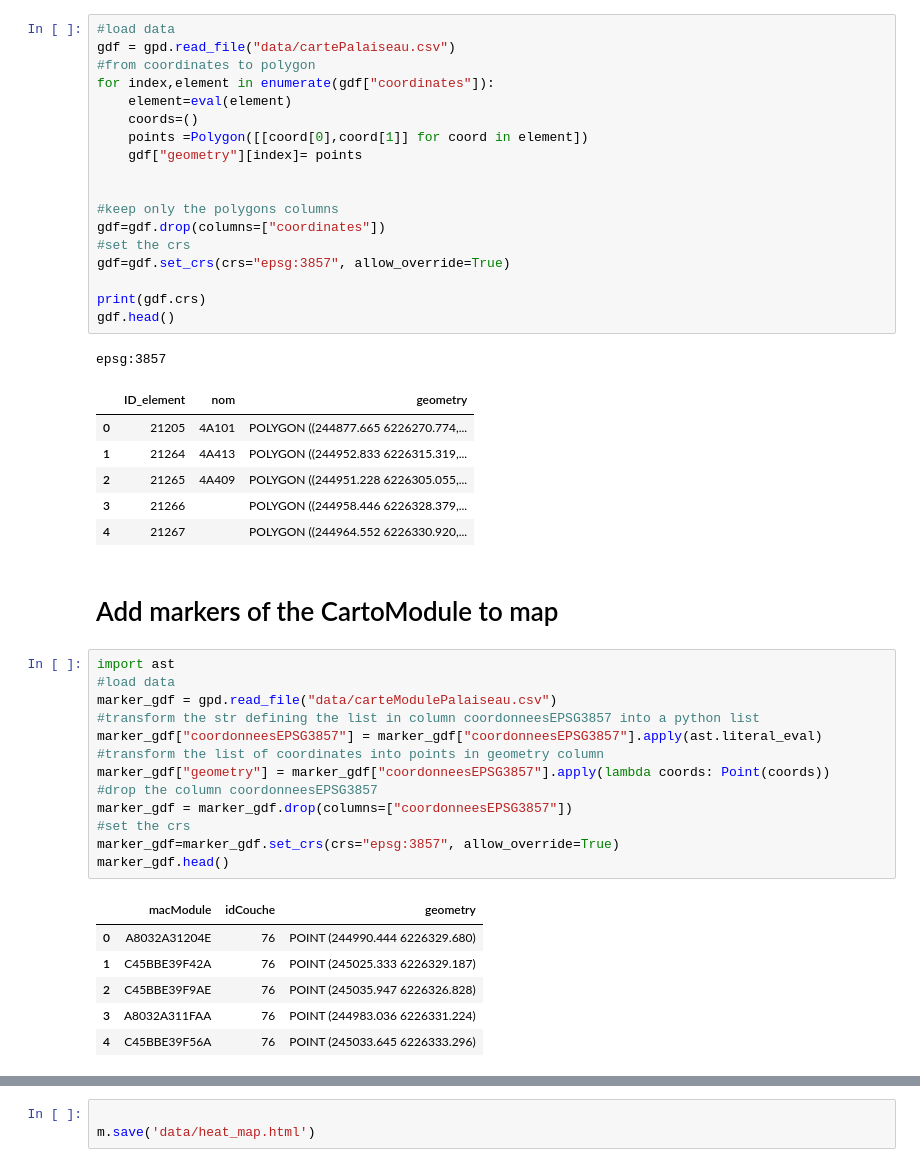
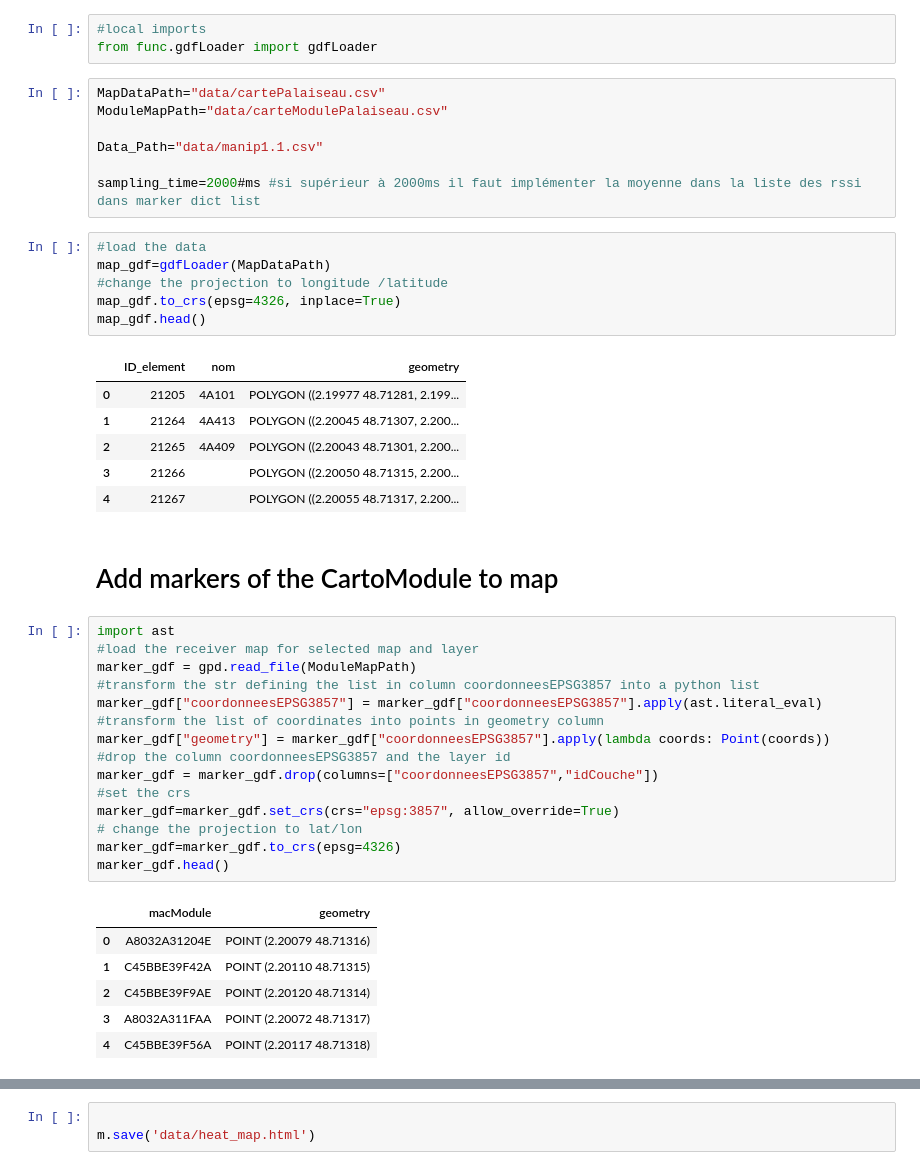
Before and after one commit to gatienc/Cartobat, a Jupyter notebook: Map_display.ipynb, the cells around one changed output, grey strips where cells are left out. Drawn from its saved outputs; the diff is of its cells as text.

```diff
--- a/Map_display.ipynb
+++ b/Map_display.ipynb
@@ -7,48 +15,47 @@ import matplotlib.pyplot as plt
-# %%
-#load data
-gdf = gpd.read_file("data/cartePalaiseau.csv")
-#from coordinates to polygon
-for index,element in enumerate(gdf["coordinates"]):
-    element=eval(element)
-    coords=()
-    points =Polygon([[coord[0],coord[1]] for coord in element])
-    gdf["geometry"][index]= points
-
-
-#keep only the polygons columns
-gdf=gdf.drop(columns=["coordinates"])
-#set the crs
-gdf=gdf.set_crs(crs="epsg:3857", allow_override=True)
-
-print(gdf.crs)
-gdf.head()
-# %% [output]
-epsg:3857
-|  | ID_element | nom | geometry |
-| 0 | 21205 | 4A101 | POLYGON ((244877.665 6226270.774,... |
-| 1 | 21264 | 4A413 | POLYGON ((244952.833 6226315.319,... |
-| 2 | 21265 | 4A409 | POLYGON ((244951.228 6226305.055,... |
-| 3 | 21266 |  | POLYGON ((244958.446 6226328.379,... |
-| 4 | 21267 |  | POLYGON ((244964.552 6226330.920,... |
+# %%
+#local imports
+from func.gdfLoader import gdfLoader
+# %%
+MapDataPath="data/cartePalaiseau.csv"
+ModuleMapPath="data/carteModulePalaiseau.csv"
+
+Data_Path="data/manip1.1.csv"
+
+sampling_time=2000#ms #si supérieur à 2000ms il faut implémenter la moyenne dans la liste des rssi dans marker dict list
+# %%
+#load the data
+map_gdf=gdfLoader(MapDataPath)
+#change the projection to longitude /latitude
+map_gdf.to_crs(epsg=4326, inplace=True)
+map_gdf.head()
+# %% [output]
+|  | ID_element | nom | geometry |
+| 0 | 21205 | 4A101 | POLYGON ((2.19977 48.71281, 2.199... |
+| 1 | 21264 | 4A413 | POLYGON ((2.20045 48.71307, 2.200... |
+| 2 | 21265 | 4A409 | POLYGON ((2.20043 48.71301, 2.200... |
+| 3 | 21266 |  | POLYGON ((2.20050 48.71315, 2.200... |
+| 4 | 21267 |  | POLYGON ((2.20055 48.71317, 2.200... |
 # %% [markdown]
 # Add markers of the CartoModule to map
 # %%
 import ast
-#load data
-marker_gdf = gpd.read_file("data/carteModulePalaiseau.csv")
+#load the receiver map for selected map and layer
+marker_gdf = gpd.read_file(ModuleMapPath)
 #transform the str defining the list in column coordonneesEPSG3857 into a python list
 marker_gdf["coordonneesEPSG3857"] = marker_gdf["coordonneesEPSG3857"].apply(ast.literal_eval)
 #transform the list of coordinates into points in geometry column
 marker_gdf["geometry"] = marker_gdf["coordonneesEPSG3857"].apply(lambda coords: Point(coords))
-#drop the column coordonneesEPSG3857
-marker_gdf = marker_gdf.drop(columns=["coordonneesEPSG3857"])
+#drop the column coordonneesEPSG3857 and the layer id
+marker_gdf = marker_gdf.drop(columns=["coordonneesEPSG3857","idCouche"])
 #set the crs
 marker_gdf=marker_gdf.set_crs(crs="epsg:3857", allow_override=True)
+# change the projection to lat/lon
+marker_gdf=marker_gdf.to_crs(epsg=4326)
 marker_gdf.head()
 # %% [output]
-|  | macModule | idCouche | geometry |
-| 0 | A8032A31204E | 76 | POINT (244990.444 6226329.680) |
-| 1 | C45BBE39F42A | 76 | POINT (245025.333 6226329.187) |
-| 2 | C45BBE39F9AE | 76 | POINT (245035.947 6226326.828) |
-| 3 | A8032A311FAA | 76 | POINT (244983.036 6226331.224) |
-| 4 | C45BBE39F56A | 76 | POINT (245033.645 6226333.296) |
+|  | macModule | geometry |
+| 0 | A8032A31204E | POINT (2.20079 48.71316) |
+| 1 | C45BBE39F42A | POINT (2.20110 48.71315) |
+| 2 | C45BBE39F9AE | POINT (2.20120 48.71314) |
+| 3 | A8032A311FAA | POINT (2.20072 48.71317) |
+| 4 | C45BBE39F56A | POINT (2.20117 48.71318) |
```
Also changed, not shown: parts of 32 cells of this notebook, 4 other files.
